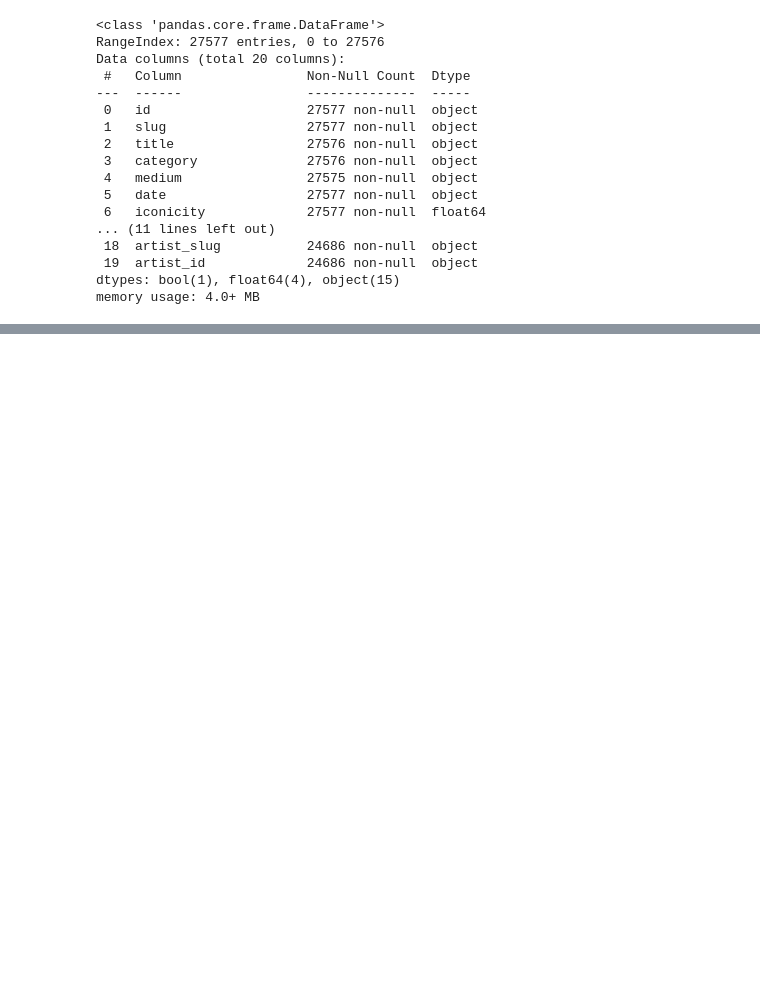
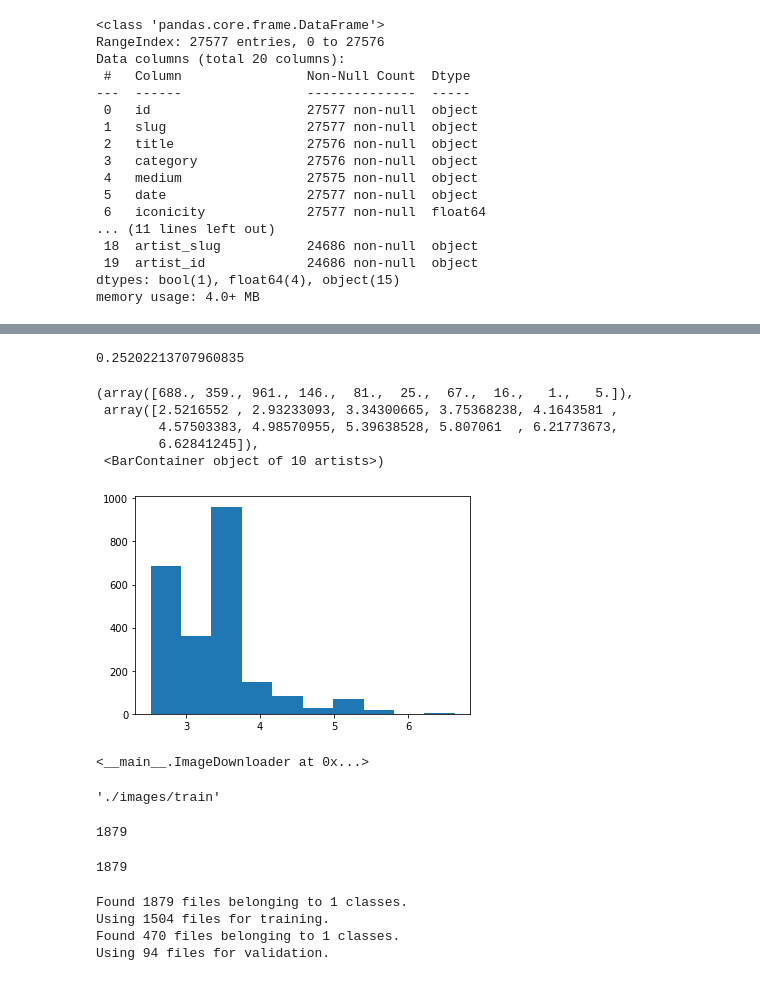
Before and after one commit to rollingstorms/Bob-Ross-Authenticator, a Jupyter notebook: mike/Image Preprocessing Draft.ipynb, the cells around one changed output, grey strips where cells are left out. Drawn from its saved outputs; the diff is of its cells as text; code cells hidden in the pictures; blank space fills up the shorter version.

```diff
--- a/mike/Image Preprocessing Draft.ipynb
+++ b/mike/Image Preprocessing Draft.ipynb
@@ -117,0 +66,2 @@ feather.write_feather(df,'data/artsy_full_main_image_version.feather')
+# %%
+df = df[df['category'] == 'Painting']
@@ -117,0 +91,13 @@ feather.write_feather(df,'data/artsy_full_main_image_version.feather')
+# %%
+(df['iconicity'] > 36).sum() / len(df)
+# %% [output]
+0.25202213707960835
+# %%
+plt.hist(np.log(df['iconicity']))
+# %% [output]
+(array([688., 359., 961., 146.,  81.,  25.,  67.,  16.,   1.,   5.]),
+ array([2.5216552 , 2.93233093, 3.34300665, 3.75368238, 4.1643581 ,
+        4.57503383, 4.98570955, 5.39638528, 5.807061  , 6.21773673,
+        6.62841245]),
+ <BarContainer object of 10 artists>)
+[figure, added]
@@ -117,0 +159,44 @@ feather.write_feather(df,'data/artsy_full_main_image_version.feather')
+# %%
+train_downloader = ImageDownloader()
+train_downloader.download(X_train, 'train')
+val_downloader = ImageDownloader()
+val_downloader.download(X_val, 'val')
+# %% [output]
+<__main__.ImageDownloader at 0x...>
+# %%
+train_downloader.image_dir
+# %% [output]
+'./images/train'
+# %%
+len(os.listdir('./images/train/0'))
+# %% [output]
+1879
+# %%
+len(y_train)
+# %% [output]
+1879
+# %%
+batch_size = 128
+img_width = 224
+img_height = 224
+
+train_ds = tf.keras.utils.image_dataset_from_directory(directory=train_downloader.image_dir,
+                                                       labels=list(y_train), validation_split=0.2,
+                                                       subset='training',
+                                                       seed=42,
+                                                       image_size=(img_height, img_width),
+                                                       batch_size=batch_size,
+                                                      shuffle=False)
+
+val_ds = tf.keras.utils.image_dataset_from_directory(directory=val_downloader.image_dir,
+                                                     labels=list(y_val), validation_split=0.2,
+                                                     subset='validation',
+                                                     seed=42,
+                                                     image_size=(img_height, img_width),
+                                                     batch_size=batch_size,
+                                                    shuffle=False)
+# %% [output]
+Found 1879 files belonging to 1 classes.
+Using 1504 files for training.
+Found 470 files belonging to 1 classes.
+Using 94 files for validation.
```
Also changed, not shown: parts of 26 cells of this notebook, 3 other files.
